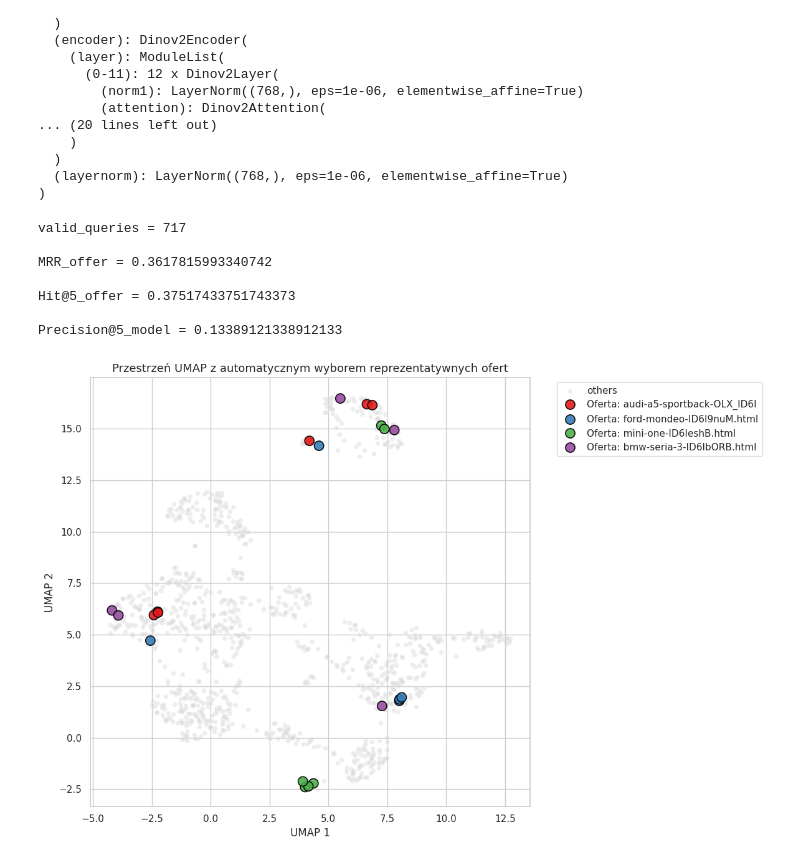
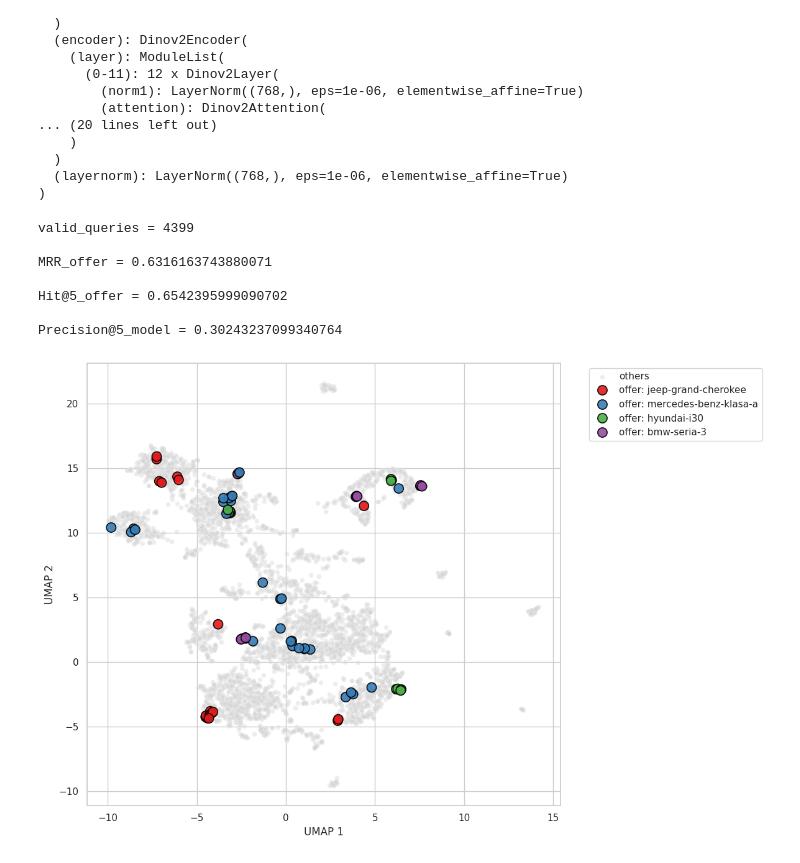
Before and after one commit to e-n-o-l/ai-processed-dataset, a Jupyter notebook: main.ipynb, the cells around one changed output. Saved outputs shown, nothing was run; the diff lists cells and outputs as text; code cells hidden in the pictures.

Commit message:
data visualisation added

```diff
--- a/main.ipynb
+++ b/main.ipynb
@@ -151,7 +169,7 @@ for batch_images, batch_html, batch_url in dataloader:
 # %%
 records = client.scroll(
     collection_name=COLLECTION_NAME,
-    limit=1000,
+    limit=4400,
     with_vectors=True,
     with_payload=["brand", "model", "body_type", 'url']
 )[0]
@@ -216,13 +234,13 @@ results = evaluate_retrieval(
 for metric in results:
     print(f'{metric} = {results[metric]}\n')
 # %% [output]
-valid_queries = 717
+valid_queries = 4399
 
-MRR_offer = 0.3617815993340742
+MRR_offer = 0.6316163743880071
 
-Hit@5_offer = 0.37517433751743373
+Hit@5_offer = 0.6542395999090702
 
-Precision@5_model = 0.13389121338912133
+Precision@5_model = 0.30243237099340764
 # %%
 reducer = UMAP(
     n_neighbors=15,
@@ -242,7 +260,7 @@ df = pd.DataFrame({
 
 url_counts = df['url'].value_counts()
 
-MIN_PHOTOS = 5
+MIN_PHOTOS = 15
 valid_urls = url_counts[url_counts >= MIN_PHOTOS].index
 
 df_filtered = df[df['url'].isin(valid_urls)]
@@ -258,35 +276,33 @@ selected_urls = url_spreads.nlargest(4).index.tolist()
 
 
 def assign_label(url):
     if url in selected_urls:
-        return f"offer: {url.split('/')[-1]}"
+        link = f"offer: {url.split('/')[-1]}"
+        return link[:link.find("-ID")]
     return "others"
 
 
 df['display_group'] = df['url'].apply(assign_label)
 
 df_background = df[df['display_group'] == "others"]
 df_highlighted = df[df['display_group'] != "others"]
 
 plt.figure(figsize=(12, 8))
 sns.set_theme(style="whitegrid")
 
-# Tło
 sns.scatterplot(
     data=df_background, x='UMAP 1', y='UMAP 2',
     color='#d3d3d3', alpha=0.4, s=30, label="others"
 )
 
-# Wyróżnione reprezentatywne oferty
 sns.scatterplot(
     data=df_highlighted, x='UMAP 1', y='UMAP 2',
     hue='display_group', palette='Set1', s=120, alpha=0.9,
     edgecolor='black', linewidth=1.2
 )
 
-plt.title("Przestrzeń UMAP z automatycznym wyborem reprezentatywnych ofert", fontsize=13)
 plt.legend(bbox_to_anchor=(1.05, 1), loc='upper left')
 plt.tight_layout()
 plt.show()
 # %% [output]
-[figure, old version]
+[figure, new version]
```
Also changed, not shown: parts of 2 cells of this notebook.
